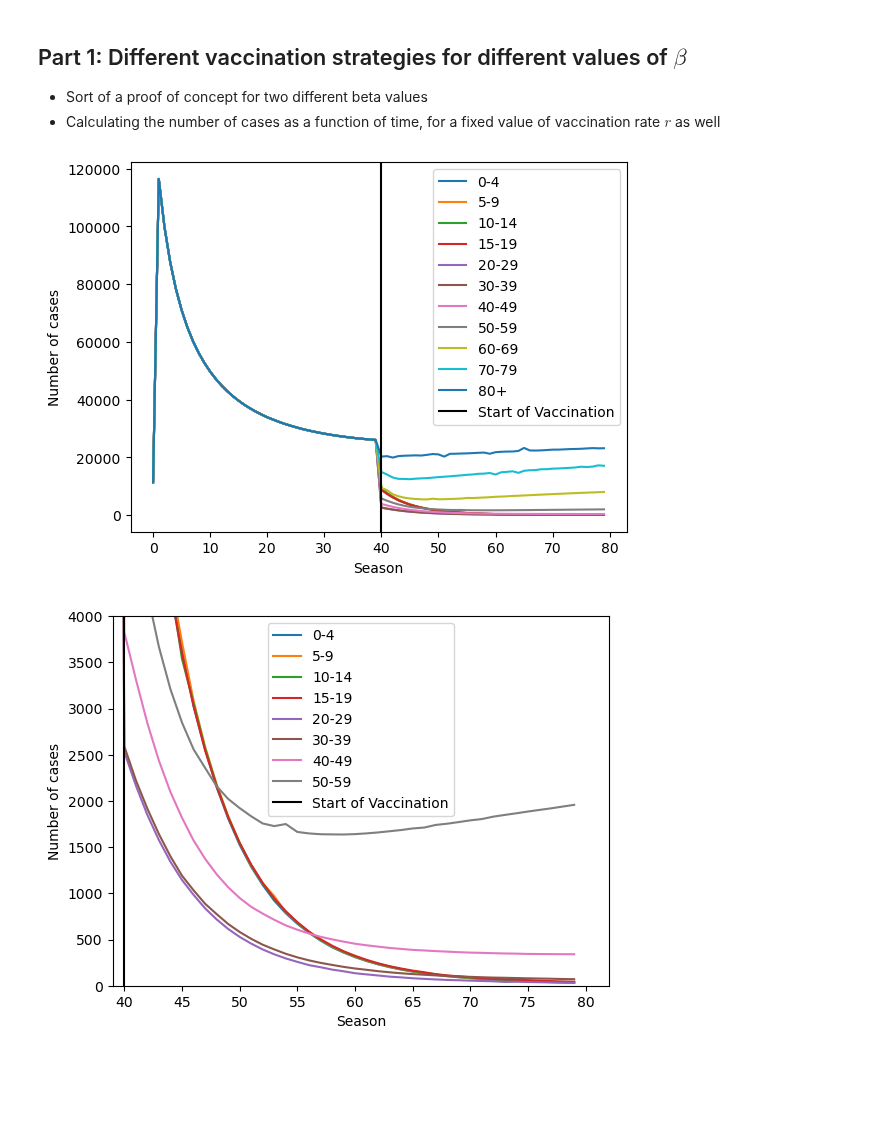
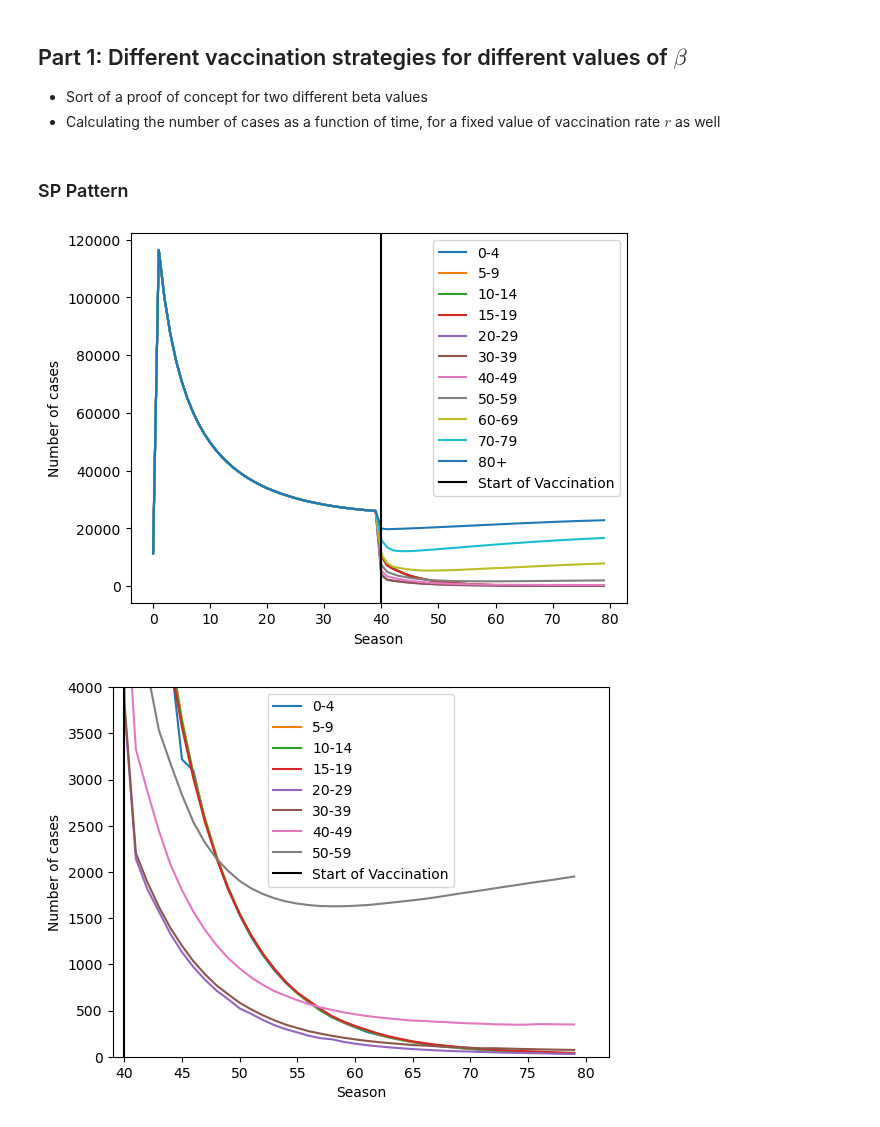
Before and after one commit to denisecammarota/vaccine-dengue-BR, a Jupyter notebook: Vaccine_Detailed_Model.ipynb, the cells around one changed output. Saved outputs shown, nothing was run; the diff lists cells and outputs as text; code cells hidden in the pictures; blank space fills up the shorter version.

```diff
--- a/Vaccine_Detailed_Model.ipynb
+++ b/Vaccine_Detailed_Model.ipynb
@@ -157,6 +157,8 @@ beta_2 = 5.0*gamma
 
 - Sort of a proof of concept for two different beta values
 - Calculating the number of cases as a function of time, for a fixed value of vaccination rate $r$ as well
+# %% [markdown]
+### SP Pattern
 # %%
 beta_aug = beta_1
 inf_str = []
@@ -185,7 +187,7 @@ for i in range(N):
     # after intervention
     #print('after intervention')
     r0_vec = np.zeros(11)
-    r0_vec[i] = 1000
+    r0_vec[i] = 0.1
     for season in np.arange(seasons):
         ret = odeint(n_groups_seasonal_model_vaccine, y0, t_season_single, args=(N, pop, nu, beta_0,beta_aug,t_start,t_season,t_year, gamma, mu_vec, l_vec, r0_vec))
         y0 = ret[-1,:].copy()
@@ -195,31 +197,31 @@ for i in range(N):
         #plt.plot((t_season_single+season*365)/365,ret[:,N:2*N].sum(axis=1)*pop, label = season)
         #plt.scatter((season*365)/365,y0[N:2*N].sum())
         #if(season == 0):
             #plt.show()
     #plt.legend()
     #plt.show()
 
     inf_str.append(inf_ano)
 
 faixas_etarias = ['0-4','5-9','10-14','15-19', '20-29', '30-39', '40-49', '50-59', '60-69', '70-79','80+']
 for i in range(N):
     plt.plot(inf_str[i], label = str(faixas_etarias[i]))
 plt.axvline(40,label = 'Start of Vaccination', color = 'k')
 plt.legend()
 plt.ylabel('Number of cases')
 plt.xlabel('Season')
 plt.show()
 
 faixas_etarias = ['0-4','5-9','10-14','15-19', '20-29', '30-39', '40-49', '50-59', '60-69', '70-79','80+']
 for i in range(8):
     plt.plot(inf_str[i], label = str(faixas_etarias[i]))
 plt.axvline(40,label = 'Start of Vaccination', color = 'k')
 plt.legend()
 plt.ylabel('Number of cases')
 plt.xlabel('Season')
 plt.xlim((39,82))
 plt.ylim((0,4000))
 plt.show()
 # %% [output]
 [figure]
-[figure, old version]
+[figure, new version]
```
Also changed, not shown: parts of 14 cells of this notebook.
